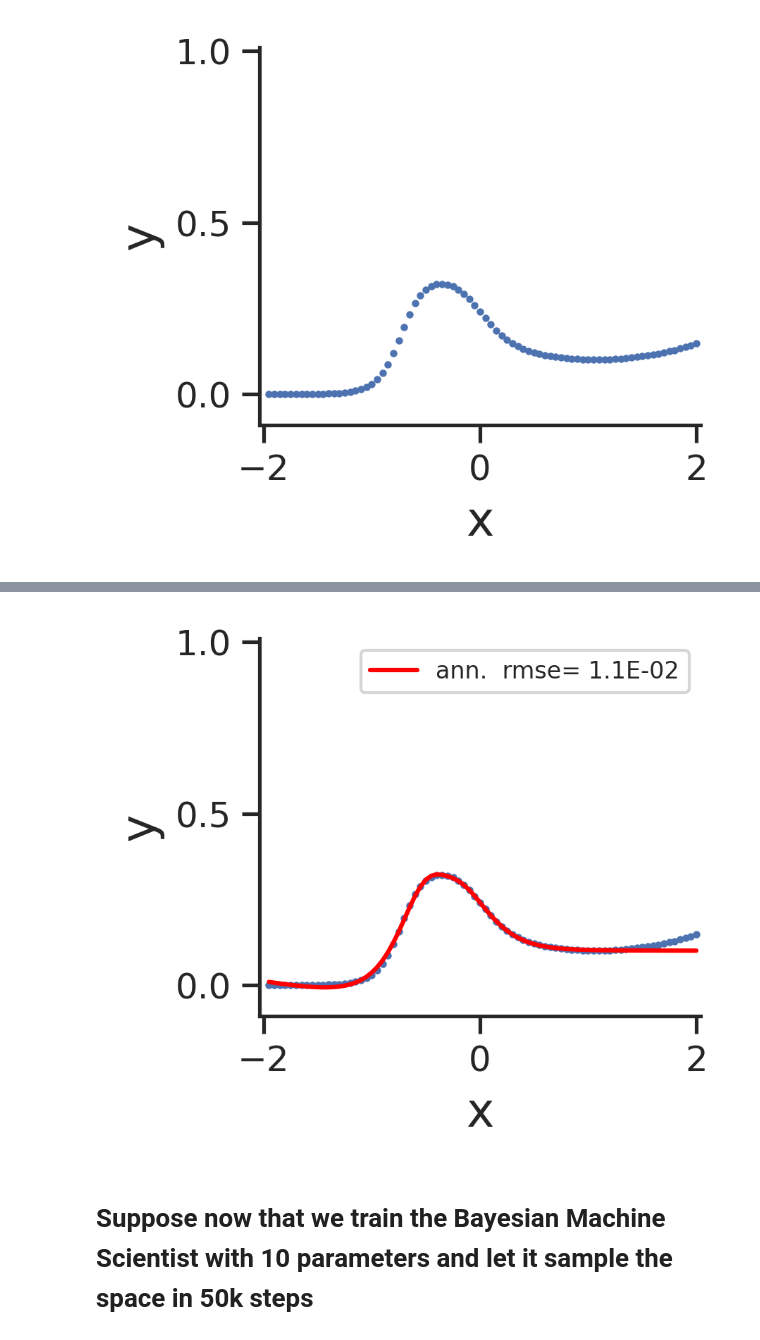
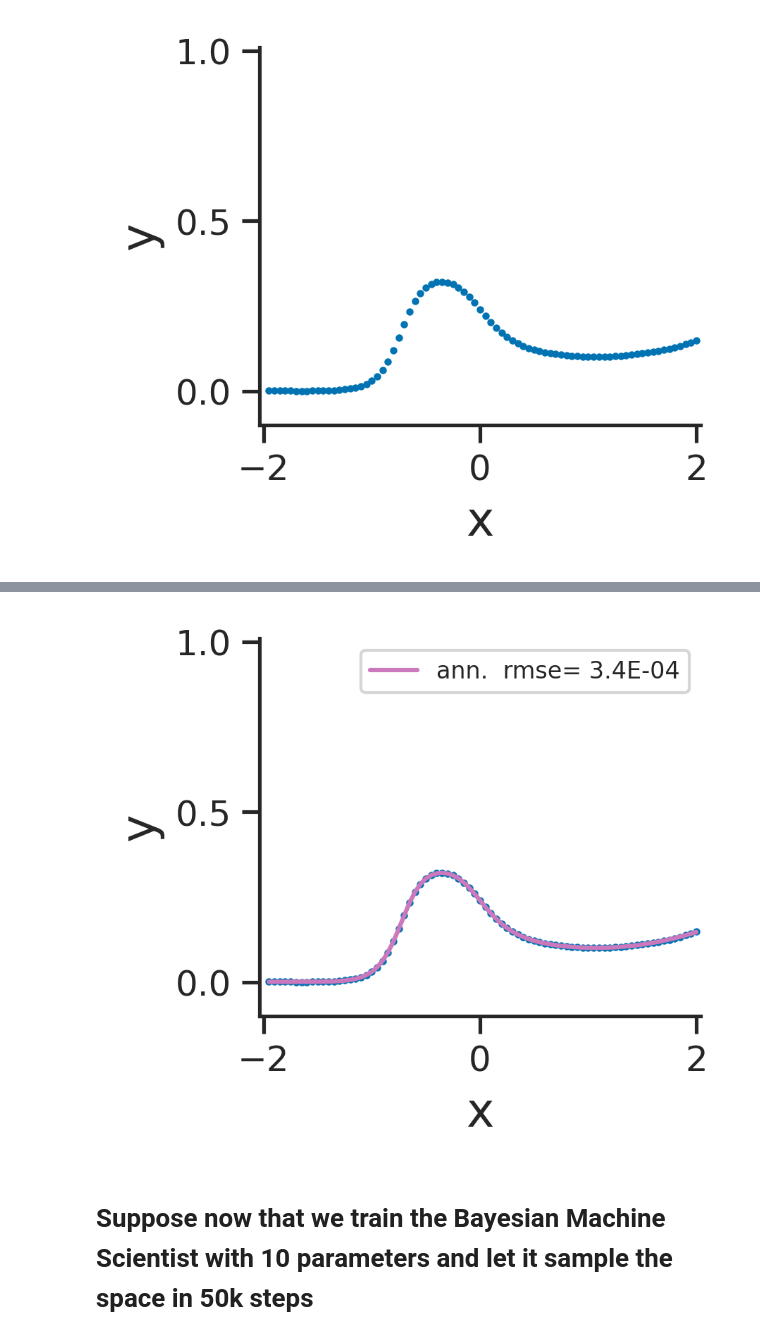
Before and after one commit to SergioCoboLopez/BMS_approximator, a Jupyter notebook: notebooks/tutorial.ipynb, the cells around one changed output, grey strips where cells are left out. Cells and saved outputs as stored; diff of their text form; code cells hidden in the pictures.

```diff
--- a/notebooks/tutorial.ipynb
+++ b/notebooks/tutorial.ipynb
@@ -101,19 +123,18 @@ zmin_ng10=-0.1;zmax_ng10=1
 # %%
 #Read ANN-generated data and model
-activation_function='tanh';
-n=7;sigma=0.0; realization=2
-path_nn='../data/nns/1x_resolution/trained_nns/'
-file_data= path_nn + 'NN_no_overfit_tanh_sigma_0.0_r_' + str(realization) + '.csv'
-
+activation_function='tanh'; n=7;sigma=0.0; realization=2  #parameters
+path_nn='../data/tutorial/'
+file_data= path_nn + 'NN_no_overfit_test_full_train_tanh_sigma_0.0_r_0.csv'
 d=pd.read_csv(file_data, index_col=0)
-dn=d[d['rep']==n]
-dn=dn[(dn['x1']>=-2.0) & (dn['x1']<=2.0)]
+dn=d[d['rep']==n] #select n=7
+dn=dn[(dn['x1']>=-2.0) & (dn['x1']<=2.0)] #take points between x=-2/+2
 display(dn)
 
-#Train BMS with 10 parameters and run in 50 k steps
+#Read BMS with 10 parameters and run in 50 k steps
 steps=50000;NPAR=10
 path_trace= '../data/MSTraces/'
 filename=path_trace +'BMS_test_' + activation_function + '_n_' + str(n)+'_sigma_'+str(sigma)+ '_r_' + str(realization) + '_trace_'+str(steps)+'_prior_10'+ '.csv'
+
 trace0=pd.read_csv(filename, sep=';', header=None, names=['t', 'H', 'expr', 'parvals', 'kk1', 'kk2','kk3'])
 t0,x0,y0=get_mdl(dn, trace0)
 # %% [output]
@@ -136,7 +157,7 @@ t0,x0,y0=get_mdl(dn, trace0)
 #Plot example function
 #--------------------------------
 fig=figure(figsize=(width,height), dpi=300)
-plt.plot(dn.x1,dn.y,'.', markersize=marker_s)
+plt.plot(dn.x1,dn.y,'.', color=color_data, markersize=marker_s)
 #--------------------------------
 
 #Labels and ticks
@@ -154,7 +175,7 @@ for ext in extensions:
 plt.show()
 #--------------------------------
 # %% [output]
-[figure, old version]
+[figure, new version]
 # %% [markdown]
 # Suppose we approximate the function with a neural network:
 
@@ -162,35 +183,35 @@ plt.show()
 # %%
 fig=figure(figsize=(width,height), dpi=300)
 
 #calculate root mean squared error
 rmse_nn_total=root_mean_squared_error(dn.ymodel,dn.y)
 
 #Plots
 #--------------------------------
-plt.plot(dn.x1,dn.y,'.', markersize=marker_s)
-plt.plot(dn.x1,dn.ymodel, color='red', label='ann.  rmse= %.1E' % rmse_nn_total)
+plt.plot(dn.x1,dn.y,'.', color=color_data,markersize=marker_s)
+plt.plot(dn.x1,dn.ymodel, color=color_ann, label='ann.  rmse= %.1E' % rmse_nn_total)
 #--------------------------------
 
 #Labels
 plt.xlabel('x',fontsize=size_axis);plt.ylabel('y',fontsize=size_axis)
 #Ticks
 plt.xticks(xtick_labels, fontsize=size_ticks);plt.yticks(ytick_labels, fontsize=size_ticks)
 plt.xlim(xmin,xmax);plt.ylim(ymin,ymax)
 
 plt.legend(loc='best', fontsize=size_title)
 
 sns.despine(top=True, right=True)
 fig.tight_layout()
 
 #save fig
 #name_fig='ann_full_prediction'
 #for ext in extensions:
 #    plt.savefig(output_path+name_fig+ext,dpi=300)
 
 plt.show()
 #--------------------------------
 # %% [output]
-[figure, old version]
+[figure, new version]
 # %% [markdown]
 # Suppose now that we train the Bayesian Machine Scientist with 10 parameters and let it sample the space in 50k steps
 # %%
```
Also changed, not shown: parts of 23 cells of this notebook, 47 other files.
